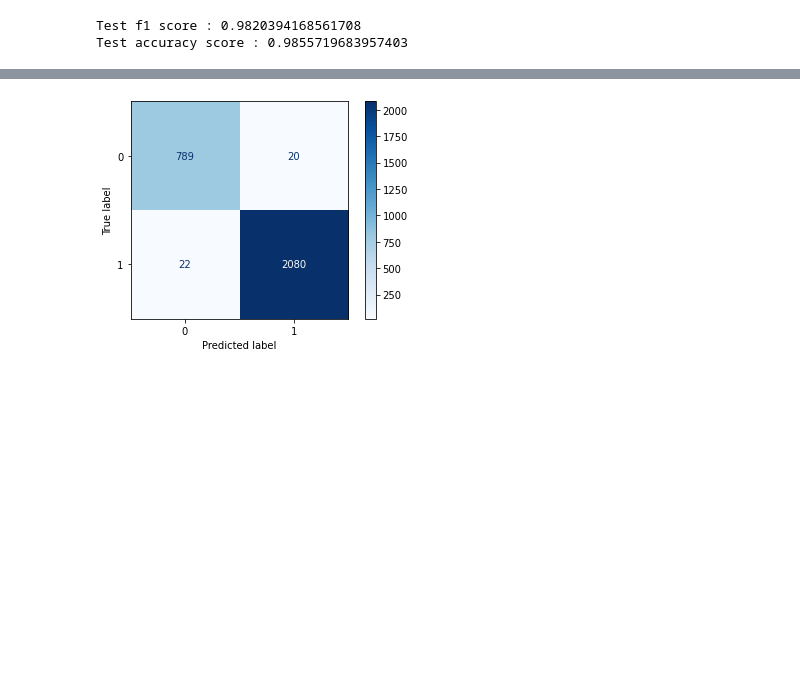
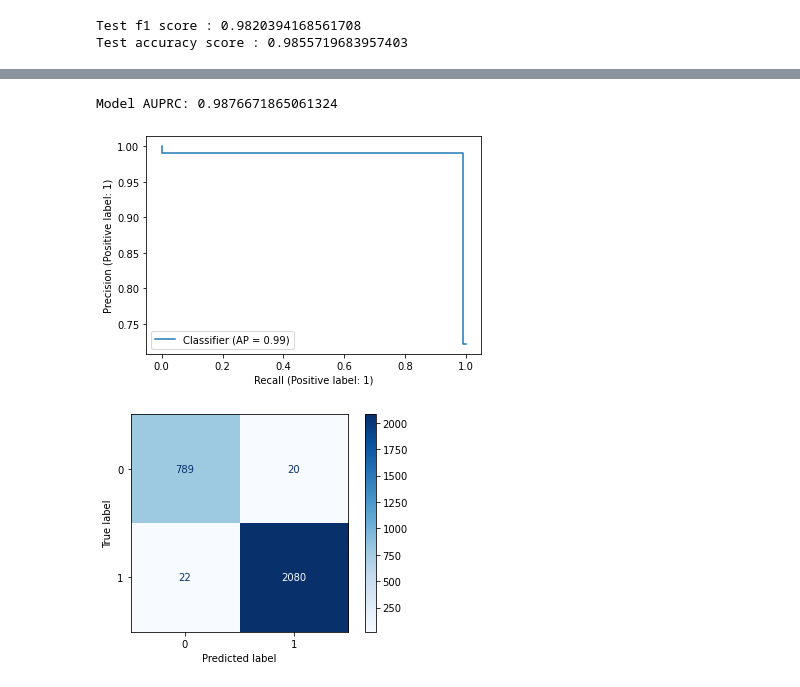
Before and after one commit to ravifrancesco/ECG_Heartbeat_Classification, a Jupyter notebook: PTB/ensemble_voting_ptb.ipynb, the cells around one changed output, grey strips where cells are left out. Cells and saved outputs as stored; diff of their text form; code cells hidden in the pictures; blank space fills up the shorter version.

```diff
--- a/PTB/ensemble_voting_ptb.ipynb
+++ b/PTB/ensemble_voting_ptb.ipynb
@@ -58,3 +86,9 @@ Test accuracy score : 0.9855719683957403
+# %%
+PrecisionRecallDisplay.from_predictions(y_test.reshape(-1,1), y_pred)
+print("Model AUPRC: {}".format(average_precision_score(y_test.reshape(-1,1), y_pred)))
+# %% [output]
+Model AUPRC: 0.9876671865061324
+[figure, added]
 # %%
 # Plotting confusion matrix
 cm = confusion_matrix(y_test, y_pred)
```
Also changed, not shown: parts of 4 cells of this notebook, 3 other files.
